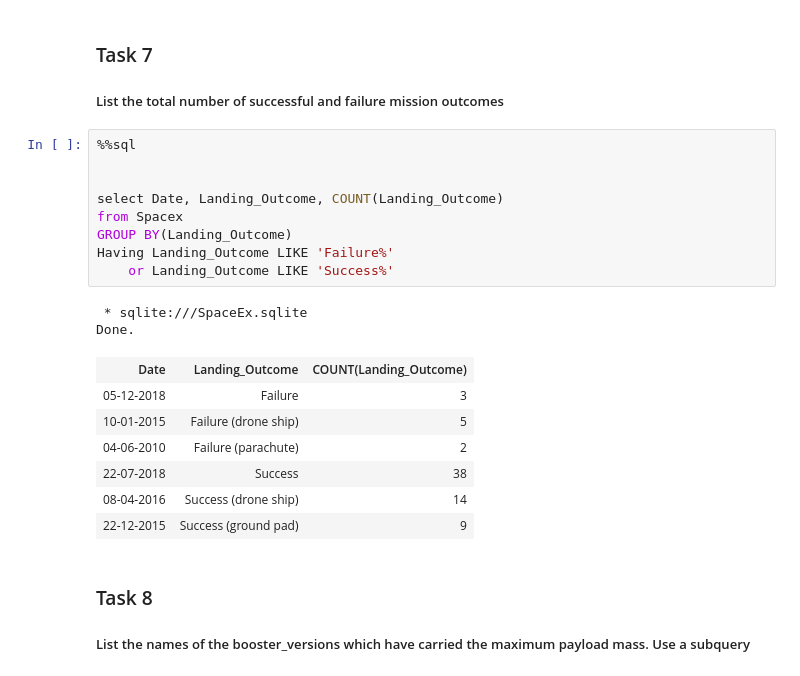
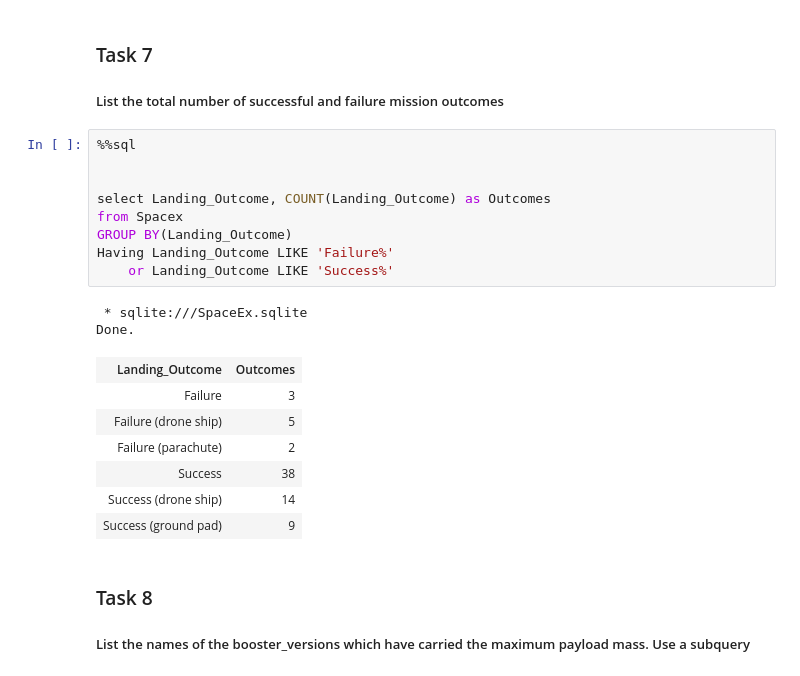
Before and after one commit to Molo-M/SpaceX_Landing_Prediction, a Jupyter notebook: SpaceX_EDA_SQL.ipynb, the cells around one changed output. Cells and saved outputs as stored; diff of their text form.

```diff
--- a/SpaceX_EDA_SQL.ipynb
+++ b/SpaceX_EDA_SQL.ipynb
@@ -230,22 +242,22 @@ Done.
 # %%
 %%sql
 
 
-select Date, Landing_Outcome, COUNT(Landing_Outcome)
+select Landing_Outcome, COUNT(Landing_Outcome) as Outcomes
 from Spacex
 GROUP BY(Landing_Outcome)
 Having Landing_Outcome LIKE 'Failure%'
     or Landing_Outcome LIKE 'Success%'
 # %% [output]
  * sqlite:///SpaceEx.sqlite
 Done.
-| Date | Landing_Outcome | COUNT(Landing_Outcome) |
-| 05-12-2018 | Failure | 3 |
-| 10-01-2015 | Failure (drone ship) | 5 |
-| 04-06-2010 | Failure (parachute) | 2 |
-| 22-07-2018 | Success | 38 |
-| 08-04-2016 | Success (drone ship) | 14 |
-| 22-12-2015 | Success (ground pad) | 9 |
+| Landing_Outcome | Outcomes |
+| Failure | 3 |
+| Failure (drone ship) | 5 |
+| Failure (parachute) | 2 |
+| Success | 38 |
+| Success (drone ship) | 14 |
+| Success (ground pad) | 9 |
 # %% [markdown]
 ### Task 8
 
```
Also changed, not shown: parts of 3 cells of this notebook.
